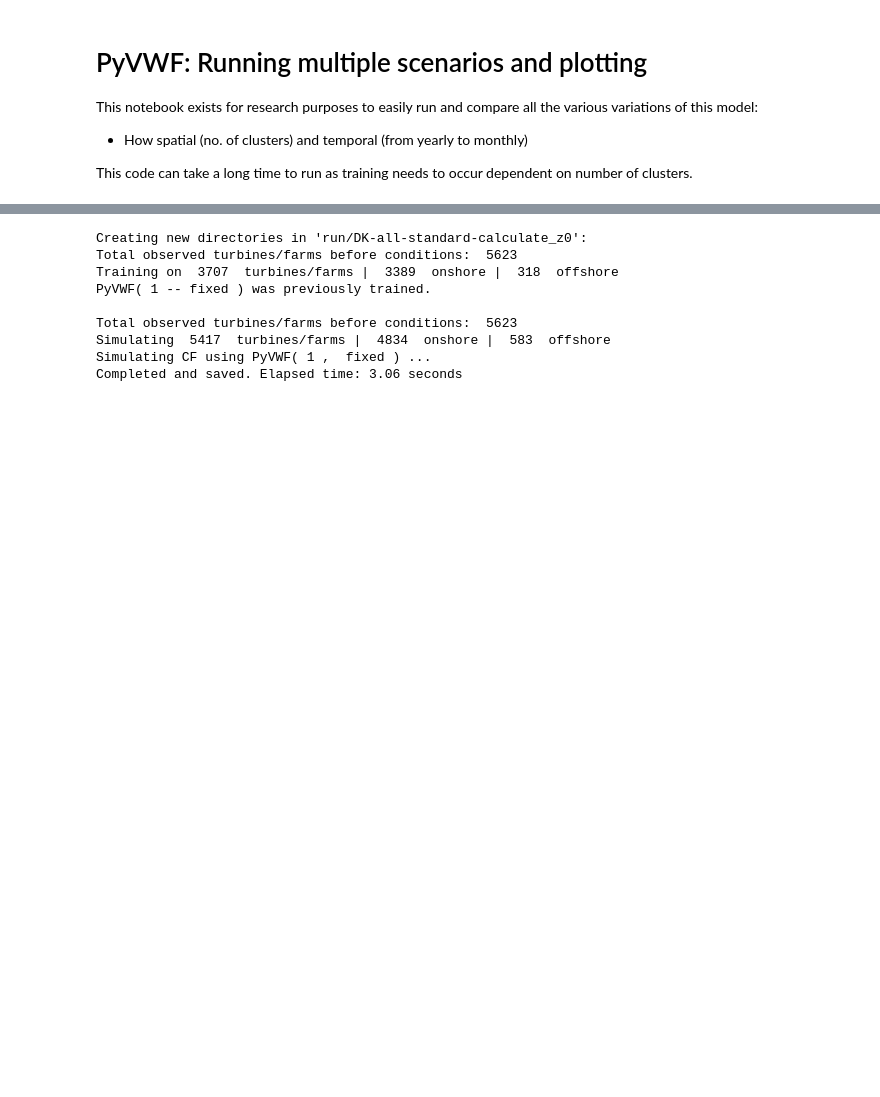
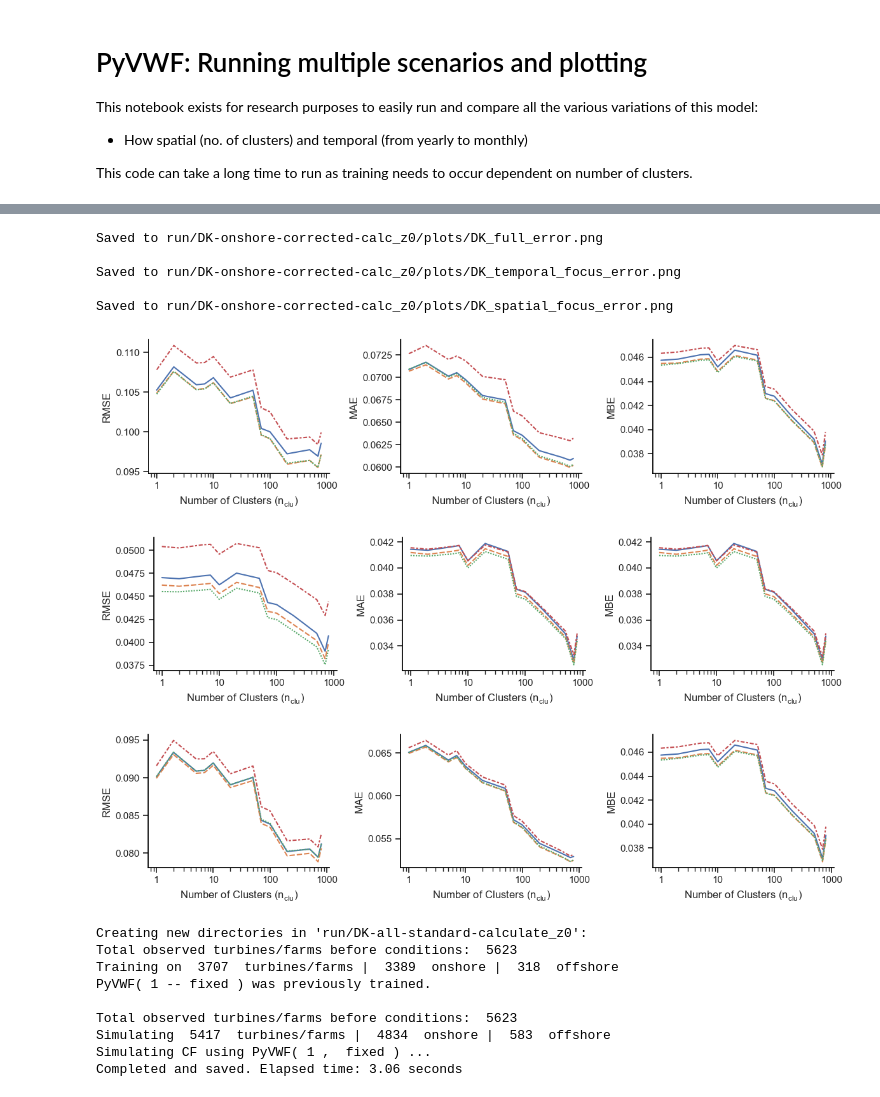
Before and after one commit to ellyess/PyVWF, a Jupyter notebook: research_run.ipynb, the cells around one changed output, grey strips where cells are left out. Saved outputs shown, nothing was run; the diff lists cells and outputs as text; code cells hidden in the pictures; blank space fills up the shorter version.

```diff
--- a/research_run.ipynb
+++ b/research_run.ipynb
@@ -7,0 +10,28 @@ This code can take a long time to run as training needs to occur dependent on nu
+# %%
+time_res_list = ['fixed', 'season', 'bimonth', 'month']
+
+# cluster_list = [1,10,100,500,1000]
+# cluster_list = [1,10,20]
+cluster_list = [1,2,5,7,10,20,50,70,100,200,500,700,800,900,1000,2000,3000,3300]
+cluster_list = [1,2,5,7,10,20,50,70,100,200,500,700,800]
+country = "DK" # "DE"
+year_test = 2020 # year you wish to receive a time series for | # 2019 for DE
+
+calc_z0 = True
+cluster_mode = 'onshore' # 'all', 'onshore', 'offshore'
+add_nan = None # % to remove from data
+interp_nan = None # monthly limit to interpretating NaN
+fix_turb = None # turbine to fix to #'GE.1.5se' # 'Vestas.V66.2000'
+
+vwf_model = model.PyVWF(
+    "",
+    country,
+    True,
+    calc_z0=calc_z0,
+    cluster_mode=cluster_mode,
+    cluster_list=cluster_list,
+    time_res_list=time_res_list,
+    add_nan=add_nan,
+    interp_nan=interp_nan,
+    fix_turb=fix_turb
+)
@@ -7,0 +45,2 @@ This code can take a long time to run as training needs to occur dependent on nu
+# %%
+vwf_model.train(False)
@@ -8,3 +71,14 @@ This code can take a long time to run as training needs to occur dependent on nu
+# %%
+vwf_model.research_error()
+# %% [output]
+Saved to run/DK-onshore-corrected-calc_z0/plots/DK_full_error.png
+
+Saved to run/DK-onshore-corrected-calc_z0/plots/DK_temporal_focus_error.png
+
+Saved to run/DK-onshore-corrected-calc_z0/plots/DK_spatial_focus_error.png
+[figure, added]
+[figure, added]
+[figure, added]
 # %%
 import vwf.VWF_Model as model
 # %%
```
Also changed, not shown: parts of 4 cells of this notebook, 17 other files.
